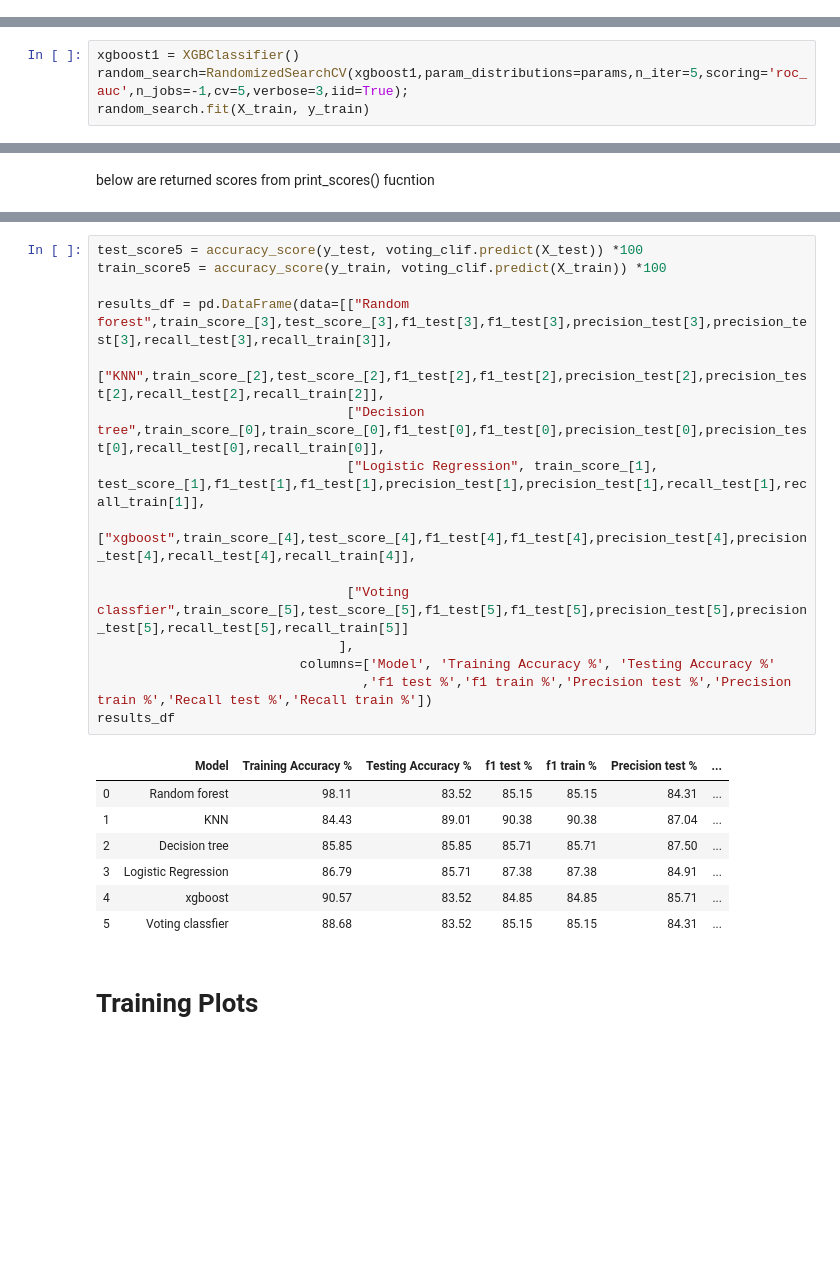
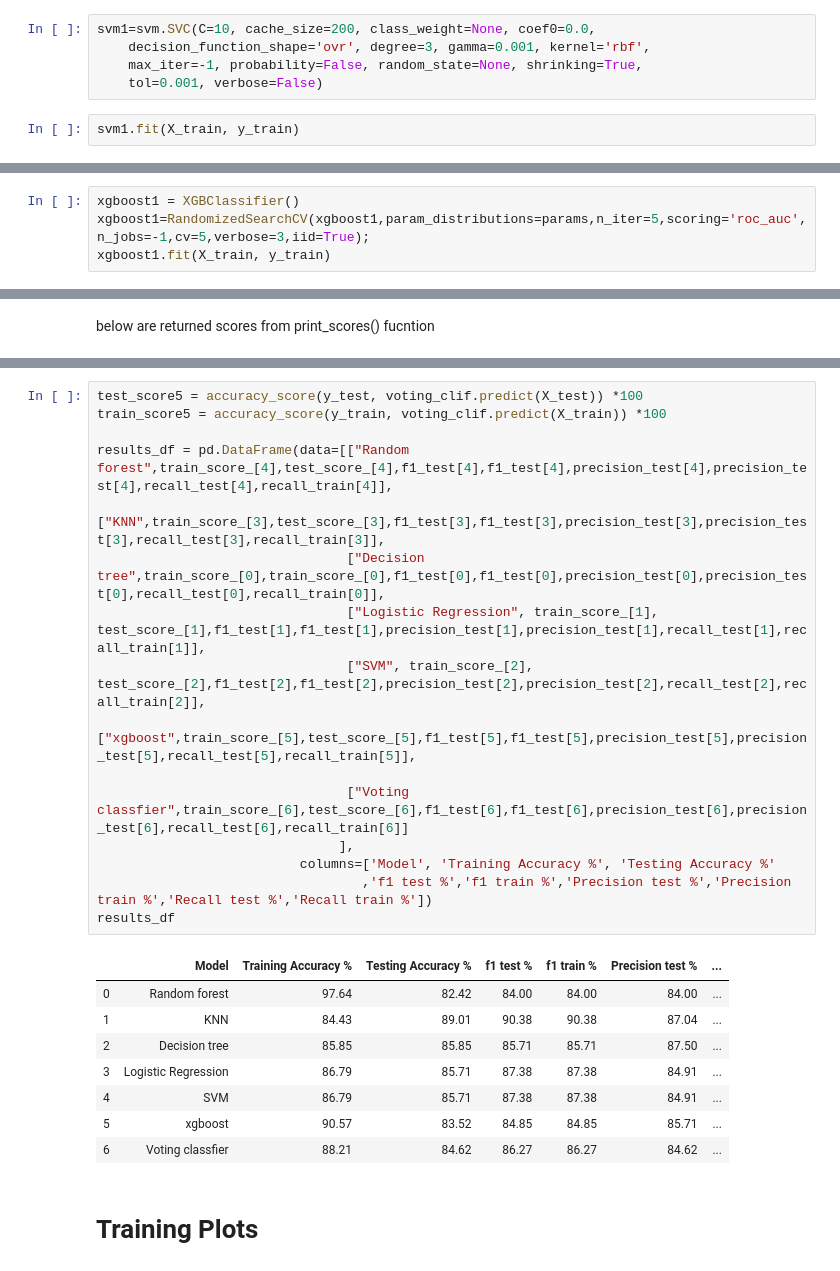
Before and after one commit to northcampus-university-of-kashmir/Heart-Disease-Detection-System, a Jupyter notebook: All in one_updated.ipynb, the cells around one changed output, grey strips where cells are left out. Cells and saved outputs as stored; diff of their text form; blank space fills up the shorter version.

```diff
--- a/All in one_updated.ipynb
+++ b/All in one_updated.ipynb
@@ -385,0 +399,7 @@ Confusion Matrix:
+# %%
+svm1=svm.SVC(C=10, cache_size=200, class_weight=None, coef0=0.0,
+    decision_function_shape='ovr', degree=3, gamma=0.001, kernel='rbf',
+    max_iter=-1, probability=False, random_state=None, shrinking=True,
+    tol=0.001, verbose=False)
+# %%
+svm1.fit(X_train, y_train)
@@ -517,8 +569,8 @@ params={
 from xgboost import XGBClassifier
 # %%
 xgboost1 = XGBClassifier()
-random_search=RandomizedSearchCV(xgboost1,param_distributions=params,n_iter=5,scoring='roc_auc',n_jobs=-1,cv=5,verbose=3,iid=True);
-random_search.fit(X_train, y_train)
+xgboost1=RandomizedSearchCV(xgboost1,param_distributions=params,n_iter=5,scoring='roc_auc',n_jobs=-1,cv=5,verbose=3,iid=True);
+xgboost1.fit(X_train, y_train)
 # %% [output]
 Fitting 5 folds for each of 5 candidates, totalling 25 fits
 [Parallel(n_jobs=-1)]: Using backend LokyBackend with 4 concurrent workers.
@@ -655,26 +706,28 @@ recall_train=list(recall_train1.values())
 # %%
 test_score5 = accuracy_score(y_test, voting_clif.predict(X_test)) *100
 train_score5 = accuracy_score(y_train, voting_clif.predict(X_train)) *100
 
-results_df = pd.DataFrame(data=[["Random forest",train_score_[3],test_score_[3],f1_test[3],f1_test[3],precision_test[3],precision_test[3],recall_test[3],recall_train[3]],
-                                ["KNN",train_score_[2],test_score_[2],f1_test[2],f1_test[2],precision_test[2],precision_test[2],recall_test[2],recall_train[2]],
+results_df = pd.DataFrame(data=[["Random forest",train_score_[4],test_score_[4],f1_test[4],f1_test[4],precision_test[4],precision_test[4],recall_test[4],recall_train[4]],
+                                ["KNN",train_score_[3],test_score_[3],f1_test[3],f1_test[3],precision_test[3],precision_test[3],recall_test[3],recall_train[3]],
                                 ["Decision tree",train_score_[0],train_score_[0],f1_test[0],f1_test[0],precision_test[0],precision_test[0],recall_test[0],recall_train[0]],
                                 ["Logistic Regression", train_score_[1], test_score_[1],f1_test[1],f1_test[1],precision_test[1],precision_test[1],recall_test[1],recall_train[1]],
-                                ["xgboost",train_score_[4],test_score_[4],f1_test[4],f1_test[4],precision_test[4],precision_test[4],recall_test[4],recall_train[4]],
+                                ["SVM", train_score_[2], test_score_[2],f1_test[2],f1_test[2],precision_test[2],precision_test[2],recall_test[2],recall_train[2]],
+                                ["xgboost",train_score_[5],test_score_[5],f1_test[5],f1_test[5],precision_test[5],precision_test[5],recall_test[5],recall_train[5]],
 
-                                ["Voting classfier",train_score_[5],test_score_[5],f1_test[5],f1_test[5],precision_test[5],precision_test[5],recall_test[5],recall_train[5]]
+                                ["Voting classfier",train_score_[6],test_score_[6],f1_test[6],f1_test[6],precision_test[6],precision_test[6],recall_test[6],recall_train[6]]
                                ],
                           columns=['Model', 'Training Accuracy %', 'Testing Accuracy %'
                                   ,'f1 test %','f1 train %','Precision test %','Precision train %','Recall test %','Recall train %'])
 results_df
 # %% [output]
 |  | Model | Training Accuracy % | Testing Accuracy % | f1 test % | f1 train % | Precision test % | ... |
-| 0 | Random forest | 98.11 | 83.52 | 85.15 | 85.15 | 84.31 | ... |
+| 0 | Random forest | 97.64 | 82.42 | 84.00 | 84.00 | 84.00 | ... |
 | 1 | KNN | 84.43 | 89.01 | 90.38 | 90.38 | 87.04 | ... |
 | 2 | Decision tree | 85.85 | 85.85 | 85.71 | 85.71 | 87.50 | ... |
 | 3 | Logistic Regression | 86.79 | 85.71 | 87.38 | 87.38 | 84.91 | ... |
-| 4 | xgboost | 90.57 | 83.52 | 84.85 | 84.85 | 85.71 | ... |
-| 5 | Voting classfier | 88.68 | 83.52 | 85.15 | 85.15 | 84.31 | ... |
+| 4 | SVM | 86.79 | 85.71 | 87.38 | 87.38 | 84.91 | ... |
+| 5 | xgboost | 90.57 | 83.52 | 84.85 | 84.85 | 85.71 | ... |
+| 6 | Voting classfier | 88.21 | 84.62 | 86.27 | 86.27 | 84.62 | ... |
 # %% [markdown]
 # Training Plots
 # %%
```
Also changed, not shown: parts of 18 cells of this notebook, 15 other files.
